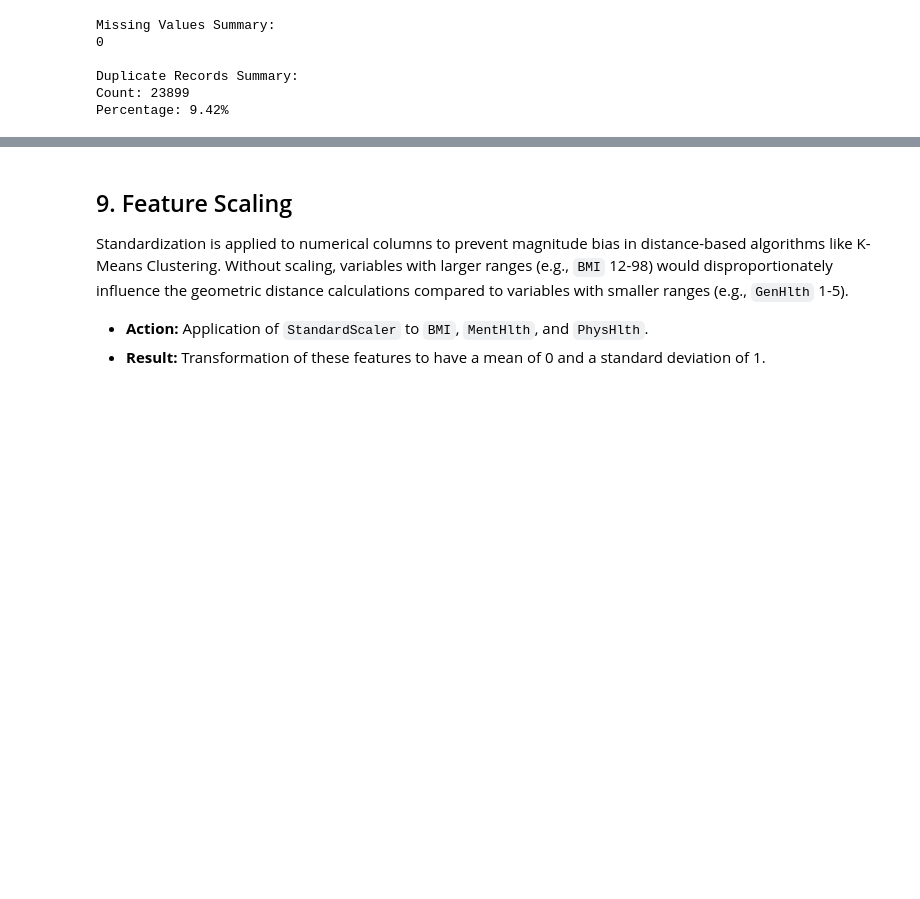
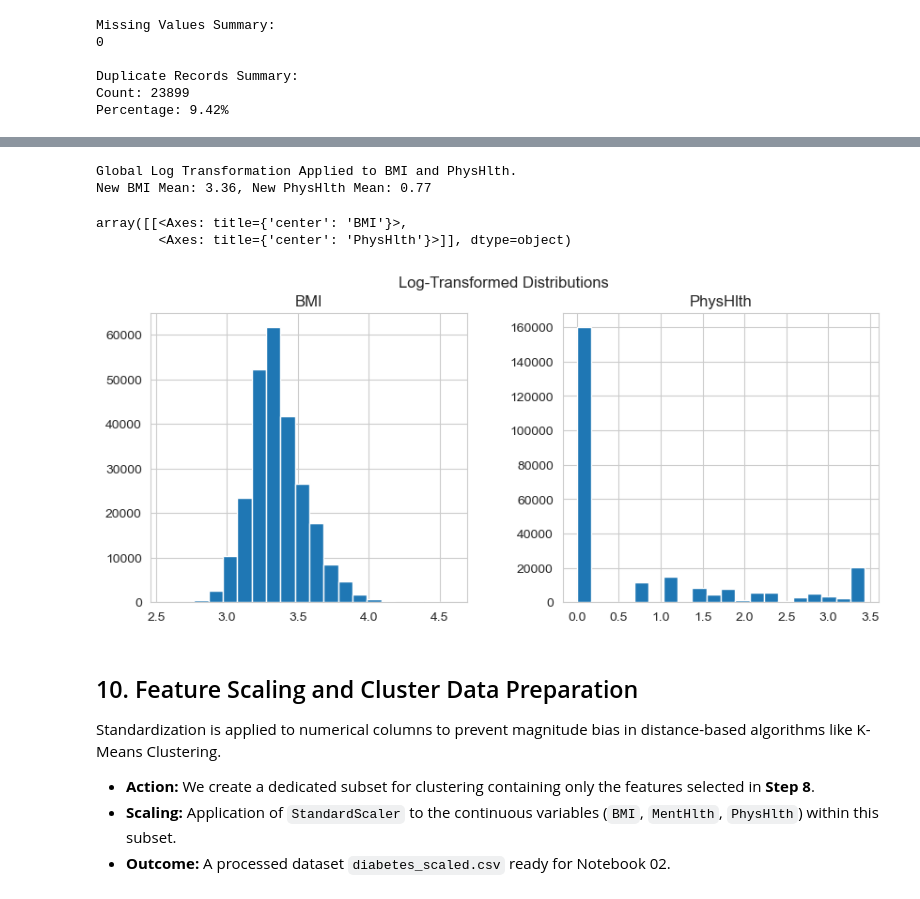
Before and after one commit to RoshanBM/FAIDM-Individual, a Jupyter notebook: diabetes-risk-analysis/notebooks/01_eda_and_prep.ipynb, the cells around one changed output, grey strips where cells are left out. Cells and saved outputs as stored; diff of their text form; code cells hidden in the pictures; blank space fills up the shorter version.

```diff
--- a/diabetes-risk-analysis/notebooks/01_eda_and_prep.ipynb
+++ b/diabetes-risk-analysis/notebooks/01_eda_and_prep.ipynb
@@ -359,12 +528,39 @@ Discretized Feature Preview:
 | 3 | 27.0 | Overweight | 11.0 | Senior | 0.0 | Low Distress |
 | 4 | 24.0 | Healthy | 11.0 | Senior | 3.0 | Low Distress |
+# %%
+# 6. Log Transformation (For Skewed Data)
+# Applying np.log1p to BMI and PhysHlth to handle skewness.
+# This aligns distribution for K-Means and Logistic Regression.
+# NB: This is done AFTER binning (above) to preserve the logic of BMI categories.
+
+# Save original if needed, but we overwrite to ensure downstream clustering uses the transformed versions
+df['BMI_Log'] = np.log1p(df['BMI'])
+df['PhysHlth_Log'] = np.log1p(df['PhysHlth'])
+
+# Overwrite original columns for seamless integration with next steps (Scaling & Clustering)
+# which expect 'BMI' and 'PhysHlth'
+df['BMI'] = df['BMI_Log']
+df['PhysHlth'] = df['PhysHlth_Log']
+
+print("Global Log Transformation Applied to BMI and PhysHlth.")
+print(f"New BMI Mean: {df['BMI'].mean():.2f}, New PhysHlth Mean: {df['PhysHlth'].mean():.2f}")
+display(df[['BMI', 'PhysHlth']].hist(bins=20, figsize=(10, 4)))
+plt.suptitle('Log-Transformed Distributions')
+plt.show()
+# %% [output]
+Global Log Transformation Applied to BMI and PhysHlth.
+New BMI Mean: 3.36, New PhysHlth Mean: 0.77
+array([[<Axes: title={'center': 'BMI'}>,
+        <Axes: title={'center': 'PhysHlth'}>]], dtype=object)
+[figure, added]
 # %% [markdown]
-## 9. Feature Scaling
+## 10. Feature Scaling and Cluster Data Preparation
 
-Standardization is applied to numerical columns to prevent magnitude bias in distance-based algorithms like K-Means Clustering. Without scaling, variables with larger ranges (e.g., `BMI` 12-98) would disproportionately influence the geometric distance calculations compared to variables with smaller ranges (e.g., `GenHlth` 1-5).
+Standardization is applied to numerical columns to prevent magnitude bias in distance-based algorithms like K-Means Clustering.
 
-*   **Action:** Application of `StandardScaler` to `BMI`, `MentHlth`, and `PhysHlth`.
-*   **Result:** Transformation of these features to have a mean of 0 and a standard deviation of 1.
+*   **Action:** We create a dedicated subset for clustering containing only the features selected in **Step 8**.
+*   **Scaling:** Application of `StandardScaler` to the continuous variables (`BMI`, `MentHlth`, `PhysHlth`) within this subset.
+*   **Outcome:** A processed dataset `diabetes_scaled.csv` ready for Notebook 02.
 # %%
 from sklearn.preprocessing import StandardScaler
 
```
Also changed, not shown: parts of 16 cells of this notebook, 3 other files.
